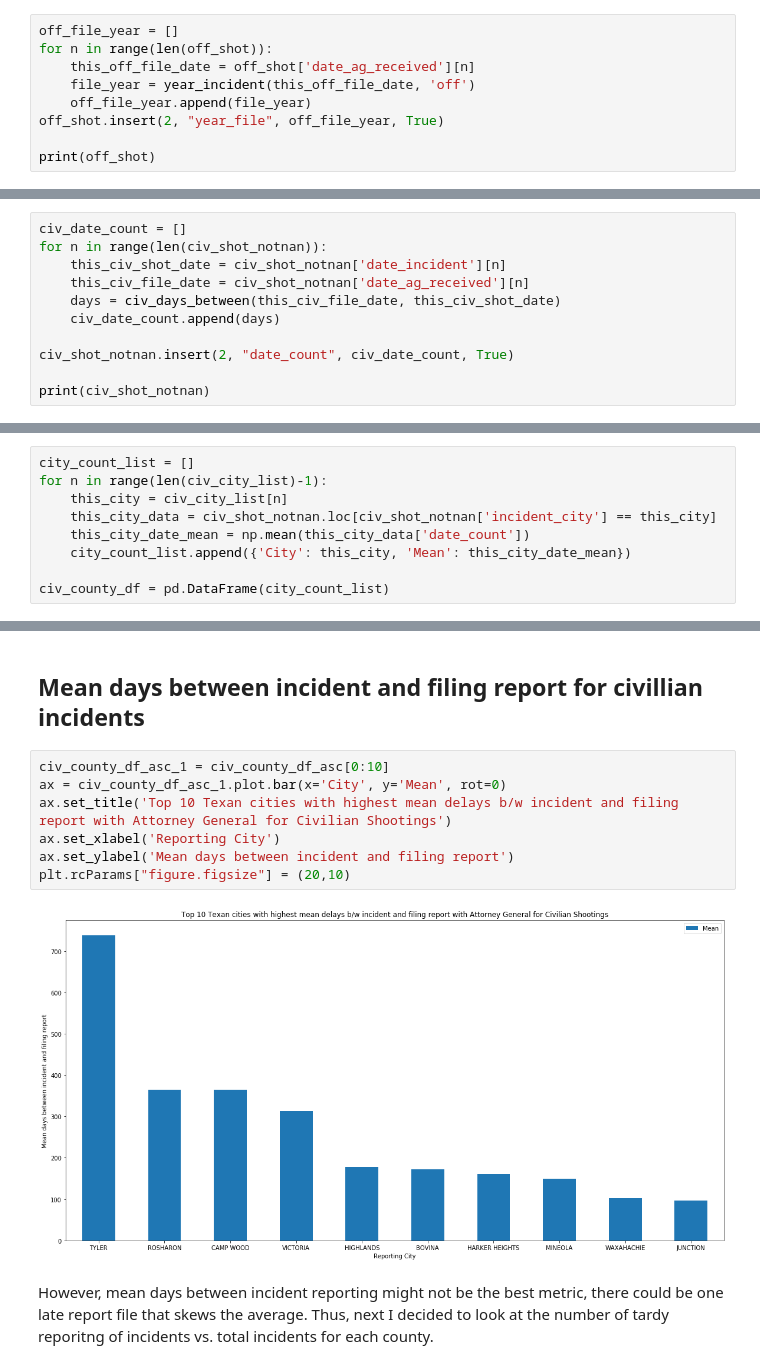
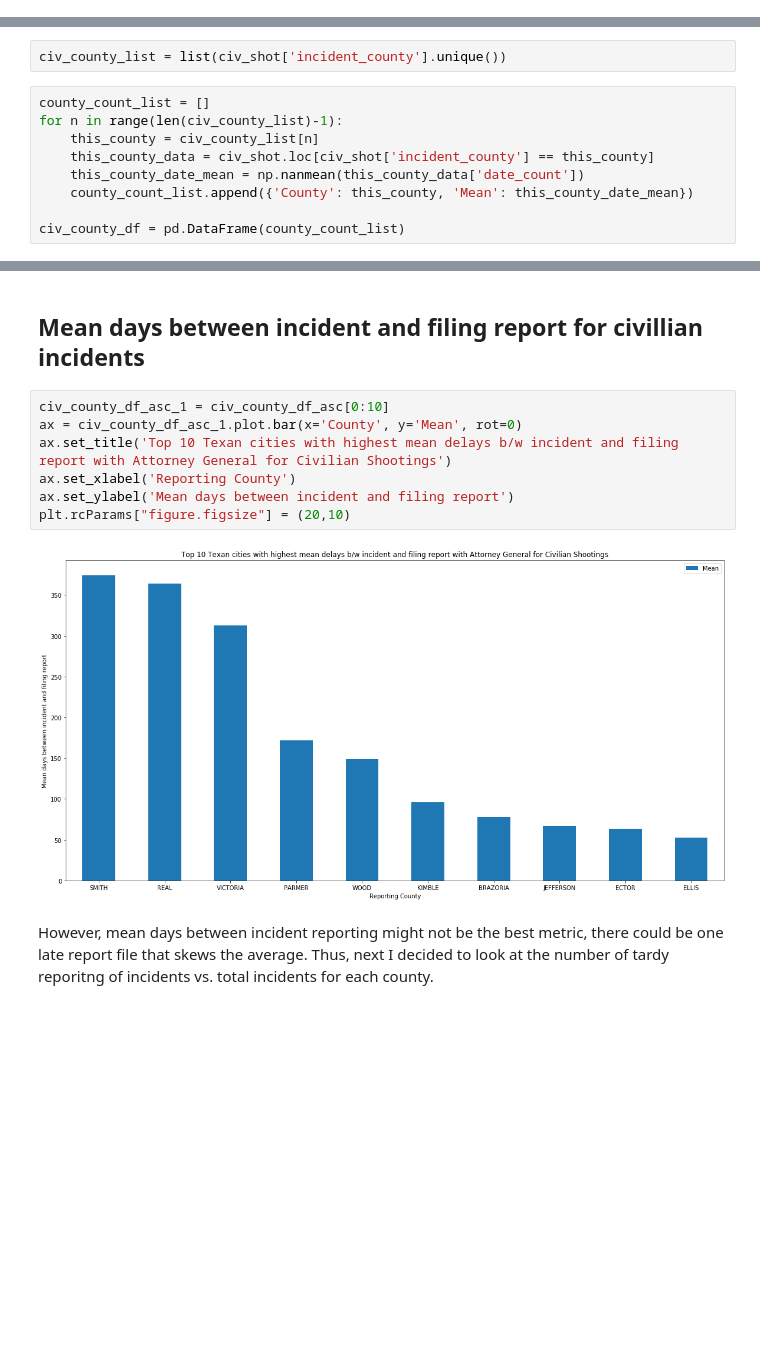
Before and after one commit to texas-justice-initiative/analysis, a Jupyter notebook: analyses/report_dates/date_report_diff.ipynb, the cells around one changed output, grey strips where cells are left out. Cells and saved outputs as stored; diff of their text form; blank space fills up the shorter version.

```diff
--- a/analyses/report_dates/date_report_diff.ipynb
+++ b/analyses/report_dates/date_report_diff.ipynb
@@ -246,9 +250,0 @@ print(off_shot)
-# %%
-off_file_year = []
-for n in range(len(off_shot)):
-    this_off_file_date = off_shot['date_ag_received'][n]
-    file_year = year_incident(this_off_file_date, 'off')
-    off_file_year.append(file_year)
-off_shot.insert(2, "year_file", off_file_year, True)
-
-print(off_shot)
@@ -294,11 +282,0 @@ def civ_days_between(d1, d2):
-# %%
-civ_date_count = []
-for n in range(len(civ_shot_notnan)):
-    this_civ_shot_date = civ_shot_notnan['date_incident'][n]
-    this_civ_file_date = civ_shot_notnan['date_ag_received'][n]
-    days = civ_days_between(this_civ_file_date, this_civ_shot_date)
-    civ_date_count.append(days)
-
-civ_shot_notnan.insert(2, "date_count", civ_date_count, True)
-
-print(civ_shot_notnan)
@@ -329,12 +285,14 @@ civ_city_list = list(civ_shot_notnan['incident_city'].unique())
+# %%
+civ_county_list = list(civ_shot['incident_county'].unique())
 # %%
-city_count_list = []
-for n in range(len(civ_city_list)-1):
-    this_city = civ_city_list[n]
-    this_city_data = civ_shot_notnan.loc[civ_shot_notnan['incident_city'] == this_city]
-    this_city_date_mean = np.mean(this_city_data['date_count'])
-    city_count_list.append({'City': this_city, 'Mean': this_city_date_mean})
+county_count_list = []
+for n in range(len(civ_county_list)-1):
+    this_county = civ_county_list[n]
+    this_county_data = civ_shot.loc[civ_shot['incident_county'] == this_county]
+    this_county_date_mean = np.nanmean(this_county_data['date_count'])
+    county_count_list.append({'County': this_county, 'Mean': this_county_date_mean})
 
-civ_county_df = pd.DataFrame(city_count_list)
+civ_county_df = pd.DataFrame(county_count_list)
 # %% [markdown]
 #### Average number of days between incident and report by county
 # %%
@@ -378,13 +336,13 @@ print(civ_county_df_asc)
 ## Mean days between incident and filing report for civillian incidents
 # %%
 civ_county_df_asc_1 = civ_county_df_asc[0:10]
-ax = civ_county_df_asc_1.plot.bar(x='City', y='Mean', rot=0)
+ax = civ_county_df_asc_1.plot.bar(x='County', y='Mean', rot=0)
 ax.set_title('Top 10 Texan cities with highest mean delays b/w incident and filing report with Attorney General for Civilian Shootings')
-ax.set_xlabel('Reporting City')
+ax.set_xlabel('Reporting County')
 ax.set_ylabel('Mean days between incident and filing report')
 plt.rcParams["figure.figsize"] = (20,10)
 # %% [output]
-[figure, old version]
+[figure, new version]
 # %% [markdown]
 However, mean days between incident reporting might not be the best metric, there could be one late report file that skews the average. Thus, next I decided to look at the number of tardy reporitng of incidents vs. total incidents for each county.
 # %% [markdown]
```
Also changed, not shown: parts of 39 cells of this notebook.
